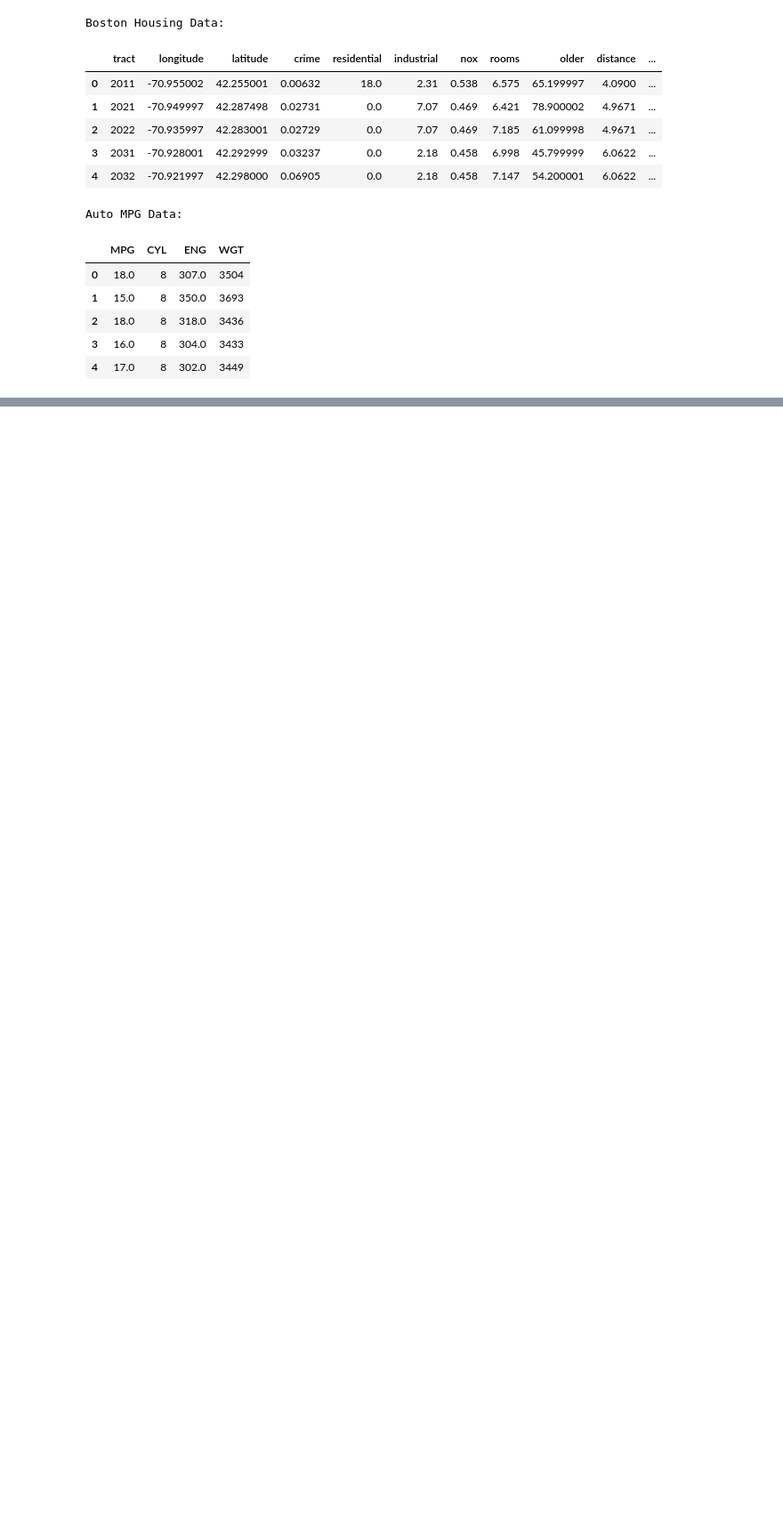
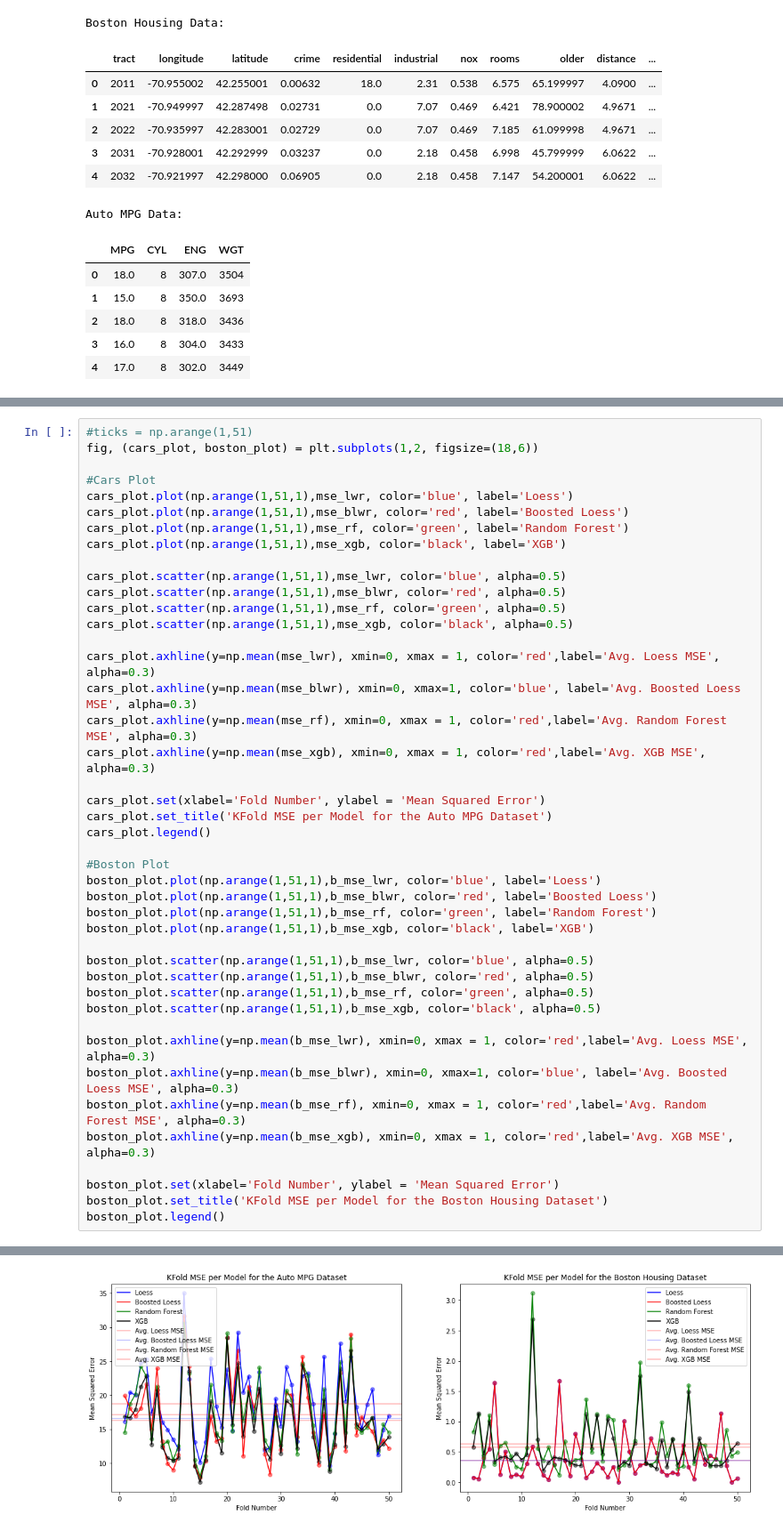
Before and after one commit to MichaelCusackNelkin/WM_DATA410, a Jupyter notebook: Projects/Project_3.ipynb, the cells around one changed output, grey strips where cells are left out. Shown at 89% size. Cells and saved outputs as stored; diff of their text form; blank space fills up the shorter version.

```diff
--- a/Projects/Project_3.ipynb
+++ b/Projects/Project_3.ipynb
@@ -278,0 +272,44 @@ KeyboardInterrupt:
+# %%
+#ticks = np.arange(1,51)
+fig, (cars_plot, boston_plot) = plt.subplots(1,2, figsize=(18,6))
+
+#Cars Plot
+cars_plot.plot(np.arange(1,51,1),mse_lwr, color='blue', label='Loess')
+cars_plot.plot(np.arange(1,51,1),mse_blwr, color='red', label='Boosted Loess')
+cars_plot.plot(np.arange(1,51,1),mse_rf, color='green', label='Random Forest')
+cars_plot.plot(np.arange(1,51,1),mse_xgb, color='black', label='XGB')
+
+cars_plot.scatter(np.arange(1,51,1),mse_lwr, color='blue', alpha=0.5)
+cars_plot.scatter(np.arange(1,51,1),mse_blwr, color='red', alpha=0.5)
+cars_plot.scatter(np.arange(1,51,1),mse_rf, color='green', alpha=0.5)
+cars_plot.scatter(np.arange(1,51,1),mse_xgb, color='black', alpha=0.5)
+
+cars_plot.axhline(y=np.mean(mse_lwr), xmin=0, xmax = 1, color='red',label='Avg. Loess MSE', alpha=0.3)
+cars_plot.axhline(y=np.mean(mse_blwr), xmin=0, xmax=1, color='blue', label='Avg. Boosted Loess MSE', alpha=0.3)
+cars_plot.axhline(y=np.mean(mse_rf), xmin=0, xmax = 1, color='red',label='Avg. Random Forest MSE', alpha=0.3)
+cars_plot.axhline(y=np.mean(mse_xgb), xmin=0, xmax = 1, color='red',label='Avg. XGB MSE', alpha=0.3)
+
+cars_plot.set(xlabel='Fold Number', ylabel = 'Mean Squared Error')
+cars_plot.set_title('KFold MSE per Model for the Auto MPG Dataset')
+cars_plot.legend()
+
+#Boston Plot
+boston_plot.plot(np.arange(1,51,1),b_mse_lwr, color='blue', label='Loess')
+boston_plot.plot(np.arange(1,51,1),b_mse_blwr, color='red', label='Boosted Loess')
+boston_plot.plot(np.arange(1,51,1),b_mse_rf, color='green', label='Random Forest')
+boston_plot.plot(np.arange(1,51,1),b_mse_xgb, color='black', label='XGB')
+
+boston_plot.scatter(np.arange(1,51,1),b_mse_lwr, color='blue', alpha=0.5)
+boston_plot.scatter(np.arange(1,51,1),b_mse_blwr, color='red', alpha=0.5)
+boston_plot.scatter(np.arange(1,51,1),b_mse_rf, color='green', alpha=0.5)
+boston_plot.scatter(np.arange(1,51,1),b_mse_xgb, color='black', alpha=0.5)
+
+boston_plot.axhline(y=np.mean(b_mse_lwr), xmin=0, xmax = 1, color='red',label='Avg. Loess MSE', alpha=0.3)
+boston_plot.axhline(y=np.mean(b_mse_blwr), xmin=0, xmax=1, color='blue', label='Avg. Boosted Loess MSE', alpha=0.3)
+boston_plot.axhline(y=np.mean(b_mse_rf), xmin=0, xmax = 1, color='red',label='Avg. Random Forest MSE', alpha=0.3)
+boston_plot.axhline(y=np.mean(b_mse_xgb), xmin=0, xmax = 1, color='red',label='Avg. XGB MSE', alpha=0.3)
+
+boston_plot.set(xlabel='Fold Number', ylabel = 'Mean Squared Error')
+boston_plot.set_title('KFold MSE per Model for the Boston Housing Dataset')
+boston_plot.legend()
+# %% [output]
@@ -278,0 +317 @@ KeyboardInterrupt:
+[figure, added]
```
Also changed, not shown: parts of 8 cells of this notebook.
